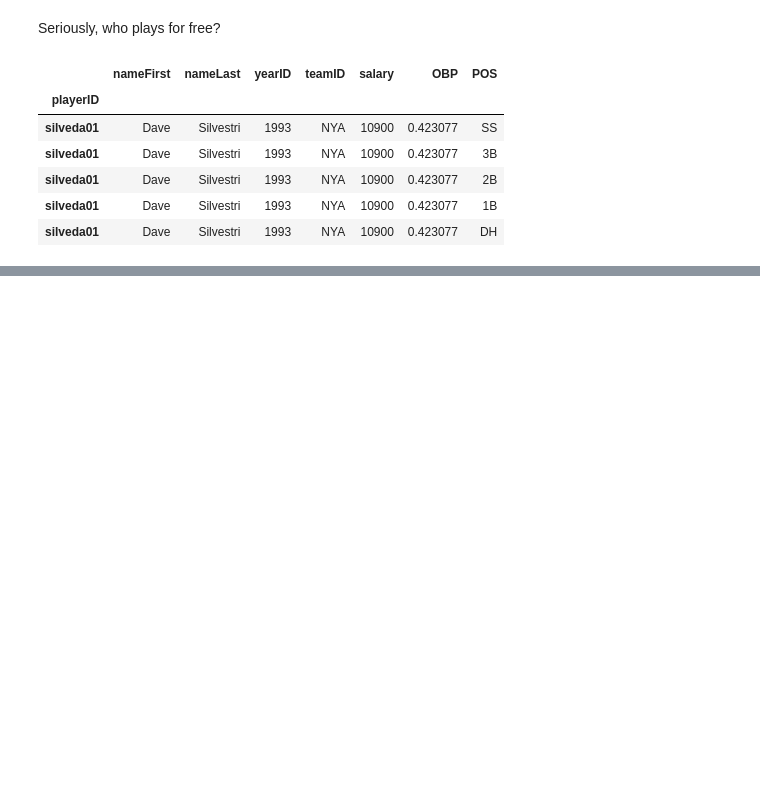
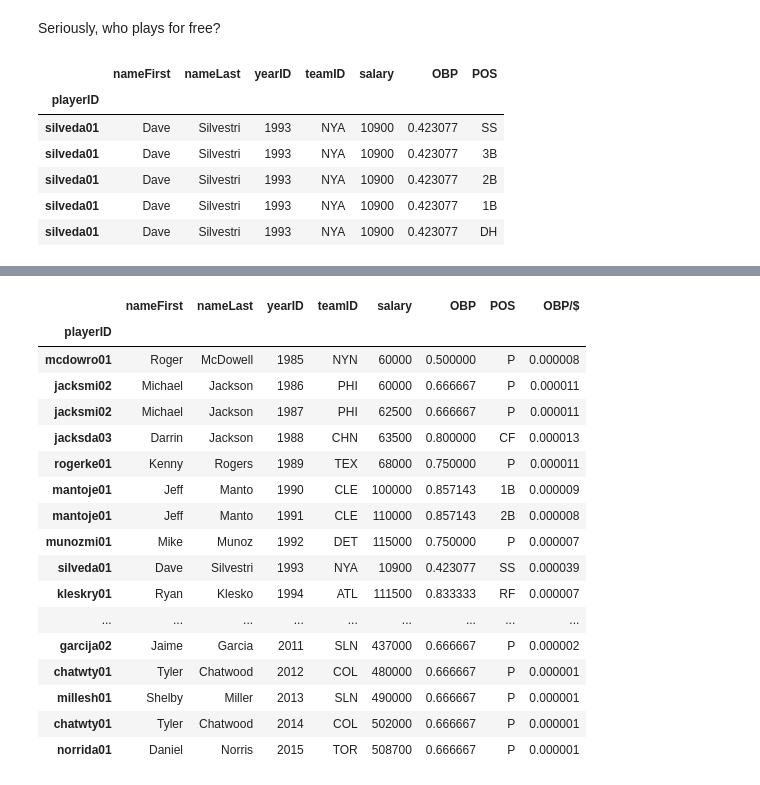
Before and after one commit to peterlawless/moneyball, a Jupyter notebook: moneyball.ipynb, the cells around one changed output, grey strips where cells are left out. Cells and saved outputs as stored; diff of their text form; code cells hidden in the pictures; blank space fills up the shorter version.

Commit message:
Built master dataframe

```diff
--- a/moneyball.ipynb
+++ b/moneyball.ipynb
@@ -263,0 +266,2 @@ master.head()
+# %%
+master['OBP/$'] = master['OBP'] / master['salary']
@@ -263,0 +278,31 @@ master.head()
+# %%
+def best_player(df, year):
+    grouped = df.groupby('yearID')
+    t= (group.sort_values(by='OBP/$',ascending=False)[:1] for yr,group in grouped)
+    topobpperdoll = pd.DataFrame()
+    for line in t:
+        topobpperdoll = topobpperdoll.append(line)
+    return topobpperdoll
+# %%
+kkv = best_player(master, 2005)
+# %%
+kkv
+# %% [output]
+|  | nameFirst | nameLast | yearID | teamID | salary | OBP | POS | OBP/$ |
+| playerID |  |  |  |  |  |  |  |  |
+| mcdowro01 | Roger | McDowell | 1985 | NYN | 60000 | 0.500000 | P | 0.000008 |
+| jacksmi02 | Michael | Jackson | 1986 | PHI | 60000 | 0.666667 | P | 0.000011 |
+| jacksmi02 | Michael | Jackson | 1987 | PHI | 62500 | 0.666667 | P | 0.000011 |
+| jacksda03 | Darrin | Jackson | 1988 | CHN | 63500 | 0.800000 | CF | 0.000013 |
+| rogerke01 | Kenny | Rogers | 1989 | TEX | 68000 | 0.750000 | P | 0.000011 |
+| mantoje01 | Jeff | Manto | 1990 | CLE | 100000 | 0.857143 | 1B | 0.000009 |
+| mantoje01 | Jeff | Manto | 1991 | CLE | 110000 | 0.857143 | 2B | 0.000008 |
+| munozmi01 | Mike | Munoz | 1992 | DET | 115000 | 0.750000 | P | 0.000007 |
+| silveda01 | Dave | Silvestri | 1993 | NYA | 10900 | 0.423077 | SS | 0.000039 |
+| kleskry01 | Ryan | Klesko | 1994 | ATL | 111500 | 0.833333 | RF | 0.000007 |
+| ... | ... | ... | ... | ... | ... | ... | ... | ... |
+| garcija02 | Jaime | Garcia | 2011 | SLN | 437000 | 0.666667 | P | 0.000002 |
+| chatwty01 | Tyler | Chatwood | 2012 | COL | 480000 | 0.666667 | P | 0.000001 |
+| millesh01 | Shelby | Miller | 2013 | SLN | 490000 | 0.666667 | P | 0.000001 |
+| chatwty01 | Tyler | Chatwood | 2014 | COL | 502000 | 0.666667 | P | 0.000001 |
+| norrida01 | Daniel | Norris | 2015 | TOR | 508700 | 0.666667 | P | 0.000001 |
```
Also changed, not shown: parts of 2 cells of this notebook.
